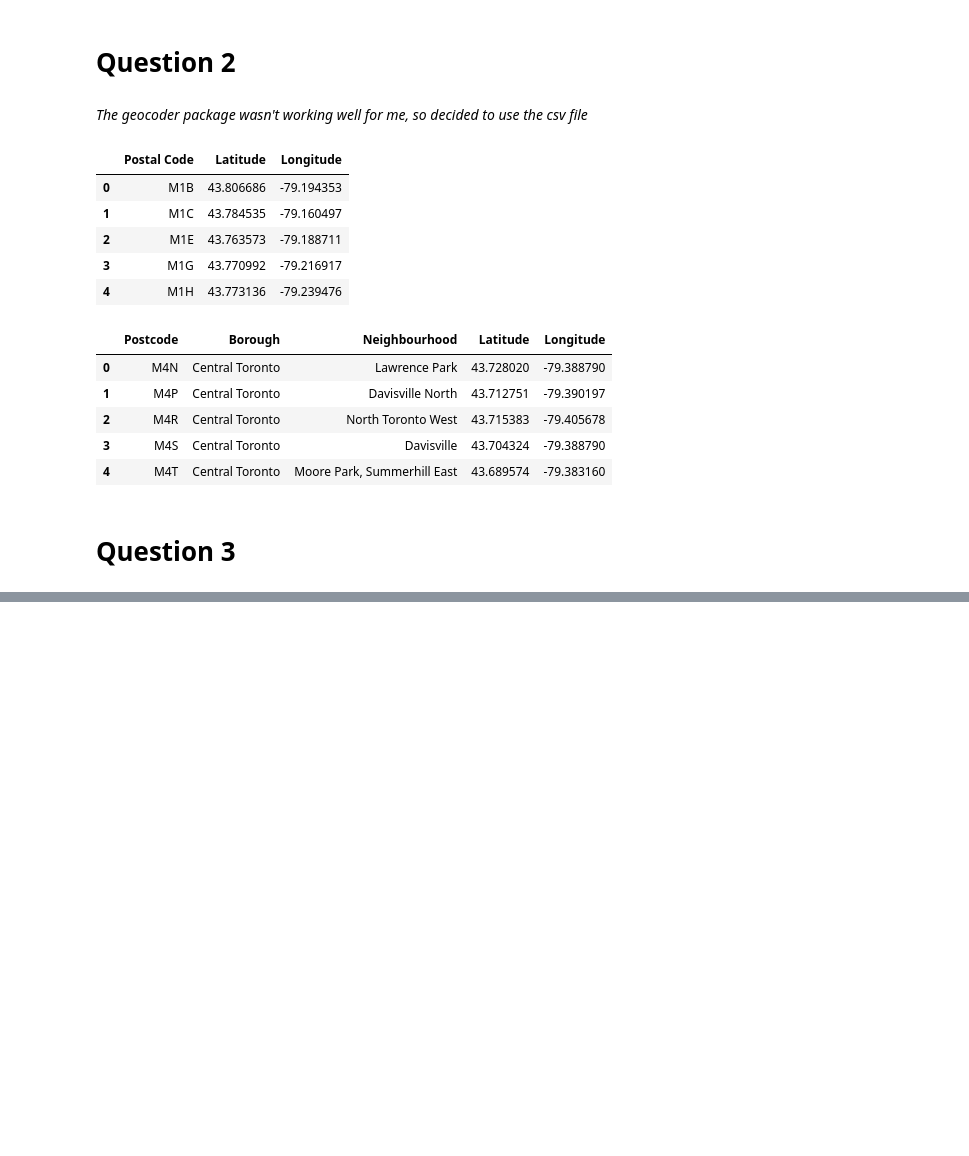
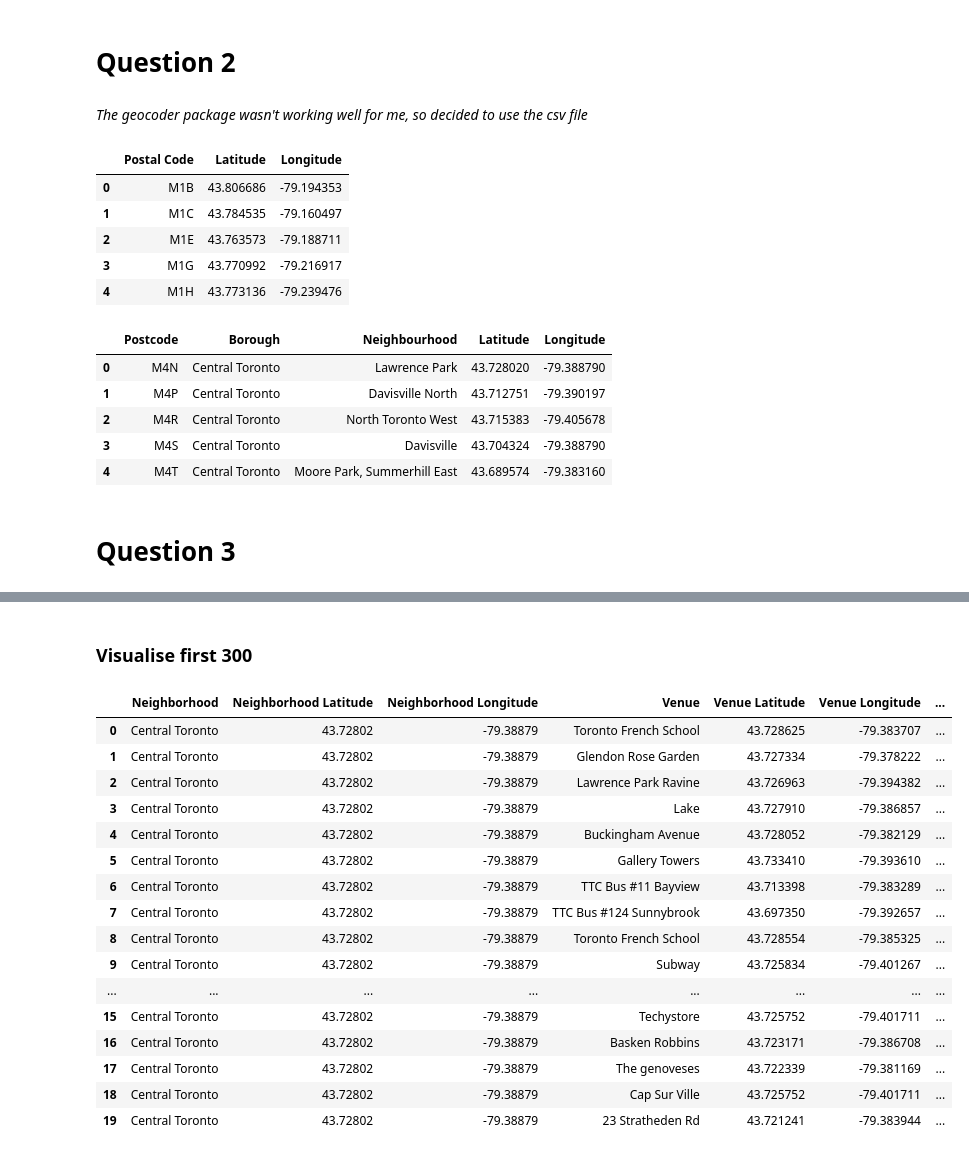
Before and after one commit to jhullick/data-science, a Jupyter notebook: Assignment 1.ipynb, the cells around one changed output, grey strips where cells are left out. Cells and saved outputs as stored; diff of their text form; code cells hidden in the pictures; blank space fills up the shorter version.

```diff
--- a/Assignment 1.ipynb
+++ b/Assignment 1.ipynb
@@ -190,3 +190,7 @@ for lat, lng, borough, neighbourhood in zip(df_merged['Latitude'], df_merged['Lo
 map_toronto
 # %% [output]
 [interactive output not drawn]
+# %%
+CLIENT_ID = 'JKV131EOVUZUZEC0LRZZCYHX3LKOYGD3UPHPTDR23GERHAPQ' # your Foursquare ID
+CLIENT_SECRET = 'JJGEHFFTIVPTY0JUK5WSUG1ELRJYKJQR4OVJIRC24KYDYK0M' # your Foursquare Secret
+VERSION = '20180605' # Foursquare API version
@@ -192,0 +244,28 @@ map_toronto
+# %%
+toronto_venues = getNearbyVenues(names=df_merged['Borough'],
+                                   latitudes=df_merged['Latitude'],
+                                   longitudes=df_merged['Longitude']
+                                  )
+# %% [markdown]
+### Visualise first 300
+# %%
+toronto_venues_short = toronto_venues[0:300]
+toronto_venues.head(20)
+# %% [output]
+|  | Neighborhood | Neighborhood Latitude | Neighborhood Longitude | Venue | Venue Latitude | Venue Longitude | ... |
+| 0 | Central Toronto | 43.72802 | -79.38879 | Toronto French School | 43.728625 | -79.383707 | ... |
+| 1 | Central Toronto | 43.72802 | -79.38879 | Glendon Rose Garden | 43.727334 | -79.378222 | ... |
+| 2 | Central Toronto | 43.72802 | -79.38879 | Lawrence Park Ravine | 43.726963 | -79.394382 | ... |
+| 3 | Central Toronto | 43.72802 | -79.38879 | Lake | 43.727910 | -79.386857 | ... |
+| 4 | Central Toronto | 43.72802 | -79.38879 | Buckingham Avenue | 43.728052 | -79.382129 | ... |
+| 5 | Central Toronto | 43.72802 | -79.38879 | Gallery Towers | 43.733410 | -79.393610 | ... |
+| 6 | Central Toronto | 43.72802 | -79.38879 | TTC Bus #11 Bayview | 43.713398 | -79.383289 | ... |
+| 7 | Central Toronto | 43.72802 | -79.38879 | TTC Bus #124 Sunnybrook | 43.697350 | -79.392657 | ... |
+| 8 | Central Toronto | 43.72802 | -79.38879 | Toronto French School | 43.728554 | -79.385325 | ... |
+| 9 | Central Toronto | 43.72802 | -79.38879 | Subway | 43.725834 | -79.401267 | ... |
+| ... | ... | ... | ... | ... | ... | ... | ... |
+| 15 | Central Toronto | 43.72802 | -79.38879 | Techystore | 43.725752 | -79.401711 | ... |
+| 16 | Central Toronto | 43.72802 | -79.38879 | Basken Robbins | 43.723171 | -79.386708 | ... |
+| 17 | Central Toronto | 43.72802 | -79.38879 | The genoveses | 43.722339 | -79.381169 | ... |
+| 18 | Central Toronto | 43.72802 | -79.38879 | Cap Sur Ville | 43.725752 | -79.401711 | ... |
+| 19 | Central Toronto | 43.72802 | -79.38879 | 23 Stratheden Rd | 43.721241 | -79.383944 | ... |
```
Also changed, not shown: parts of 24 cells of this notebook.
